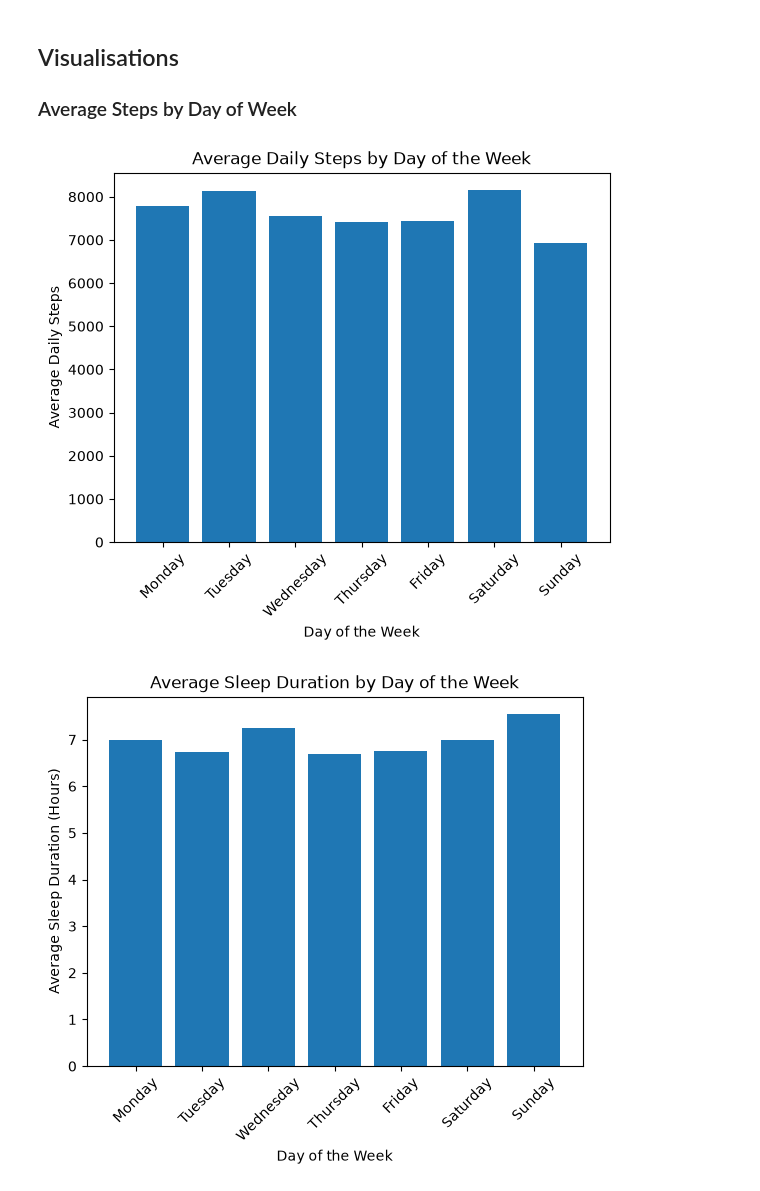
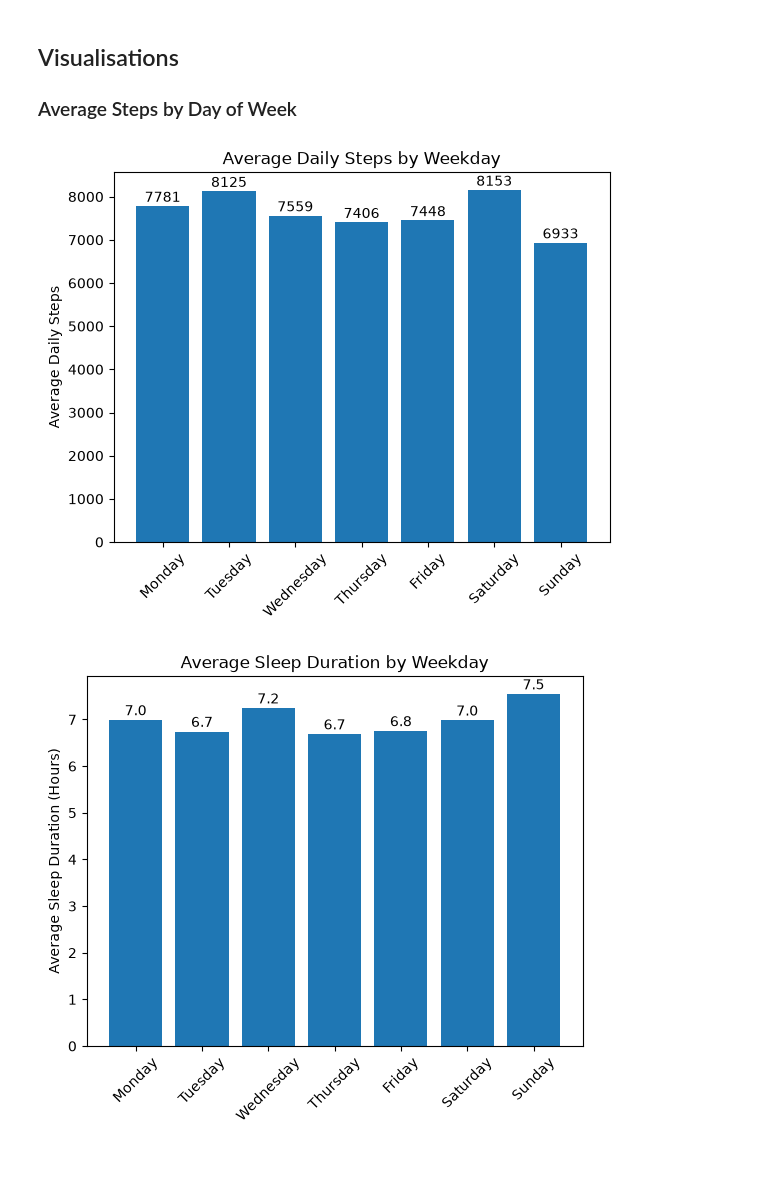
Before and after one commit to elliotwrightdata/bellabeat_case_study, a Jupyter notebook: noteboooks/bellabeat_analysis.ipynb, the cells around one changed output. Saved outputs shown, nothing was run; the diff lists cells and outputs as text; code cells hidden in the pictures; blank space fills up the shorter version.

```diff
--- a/noteboooks/bellabeat_analysis.ipynb
+++ b/noteboooks/bellabeat_analysis.ipynb
@@ -990,24 +1077,26 @@ Overall, the Period 2 data does not provide evidence of a strong relationship be
 # %%
 plt.bar(
     avg_steps_by_day.index,
     avg_steps_by_day.values
 )
-plt.xlabel("Day of the Week")
+for i, value in enumerate(avg_steps_by_day.values):
+    plt.text(i, value + 100, f"{value:.0f}", ha="center")
 plt.ylabel("Average Daily Steps")
-plt.title("Average Daily Steps by Day of the Week")
+plt.title("Average Daily Steps by Weekday")
 plt.xticks(rotation=45)
 plt.show()
 # %% [output]
-[figure, old version]
+[figure, new version]
 # %%
 plt.bar(
     avg_sleep_by_day.index,
     avg_sleep_by_day.values /60
 )
-plt.xlabel("Day of the Week")
+for i, value in enumerate(avg_sleep_by_day.values / 60):
+    plt.text(i, value + 0.1, f"{value:.1f}", ha="center")
 plt.ylabel("Average Sleep Duration (Hours)")
-plt.title("Average Sleep Duration by Day of the Week")
+plt.title("Average Sleep Duration by Weekday")
 plt.xticks(rotation=45)
 plt.show()
 # %% [output]
-[figure, old version]
+[figure, new version]
```
Also changed, not shown: parts of 10 cells of this notebook.
